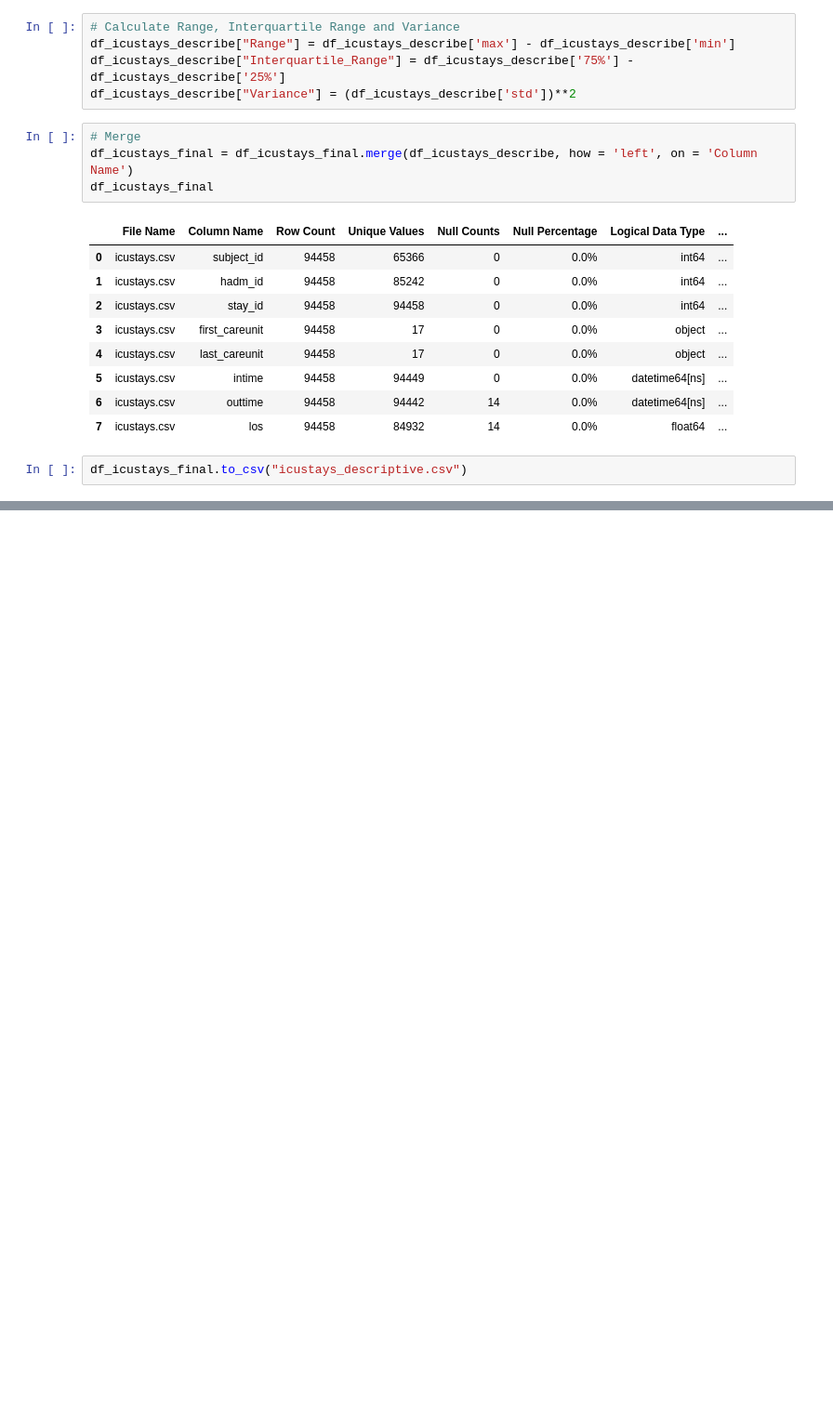
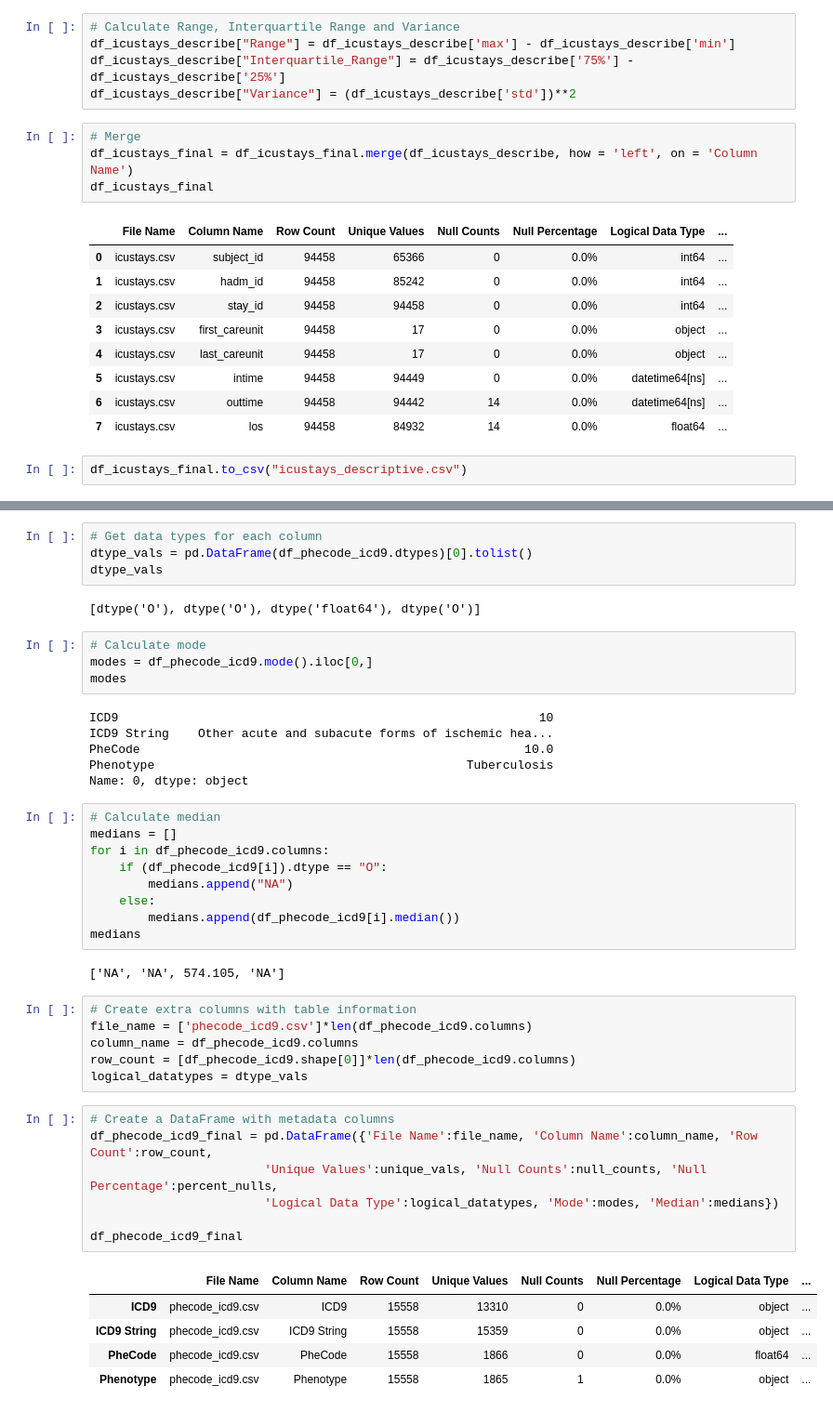
Before and after one commit to NicoHadas/CardiacArrest_Mortality_Predictive_Model, a Jupyter notebook: Initial_Data_Analysis/Descriptive_Analysis.ipynb, the cells around one changed output, grey strips where cells are left out. Shown at 93% size. Drawn from its saved outputs; the diff is of its cells as text; blank space fills up the shorter version.

```diff
--- a/Initial_Data_Analysis/Descriptive_Analysis.ipynb
+++ b/Initial_Data_Analysis/Descriptive_Analysis.ipynb
@@ -868,0 +883,46 @@ print(filtered_unique_values)
+# %%
+# Get data types for each column
+dtype_vals = pd.DataFrame(df_phecode_icd9.dtypes)[0].tolist()
+dtype_vals
+# %% [output]
+[dtype('O'), dtype('O'), dtype('float64'), dtype('O')]
+# %%
+# Calculate mode
+modes = df_phecode_icd9.mode().iloc[0,]
+modes
+# %% [output]
+ICD9                                                          10
+ICD9 String    Other acute and subacute forms of ischemic hea...
+PheCode                                                     10.0
+Phenotype                                           Tuberculosis
+Name: 0, dtype: object
+# %%
+# Calculate median
+medians = []
+for i in df_phecode_icd9.columns:
+    if (df_phecode_icd9[i]).dtype == "O":
+        medians.append("NA")
+    else:
+        medians.append(df_phecode_icd9[i].median())
+medians
+# %% [output]
+['NA', 'NA', 574.105, 'NA']
+# %%
+# Create extra columns with table information
+file_name = ['phecode_icd9.csv']*len(df_phecode_icd9.columns)
+column_name = df_phecode_icd9.columns
+row_count = [df_phecode_icd9.shape[0]]*len(df_phecode_icd9.columns)
+logical_datatypes = dtype_vals
+# %%
+# Create a DataFrame with metadata columns
+df_phecode_icd9_final = pd.DataFrame({'File Name':file_name, 'Column Name':column_name, 'Row Count':row_count,
+                        'Unique Values':unique_vals, 'Null Counts':null_counts, 'Null Percentage':percent_nulls,
+                        'Logical Data Type':logical_datatypes, 'Mode':modes, 'Median':medians})
+
+df_phecode_icd9_final
+# %% [output]
+|  | File Name | Column Name | Row Count | Unique Values | Null Counts | Null Percentage | Logical Data Type | ... |
+| ICD9 | phecode_icd9.csv | ICD9 | 15558 | 13310 | 0 | 0.0% | object | ... |
+| ICD9 String | phecode_icd9.csv | ICD9 String | 15558 | 15359 | 0 | 0.0% | object | ... |
+| PheCode | phecode_icd9.csv | PheCode | 15558 | 1866 | 0 | 0.0% | float64 | ... |
+| Phenotype | phecode_icd9.csv | Phenotype | 15558 | 1865 | 1 | 0.0% | object | ... |
```
Also changed, not shown: parts of 28 cells of this notebook.
